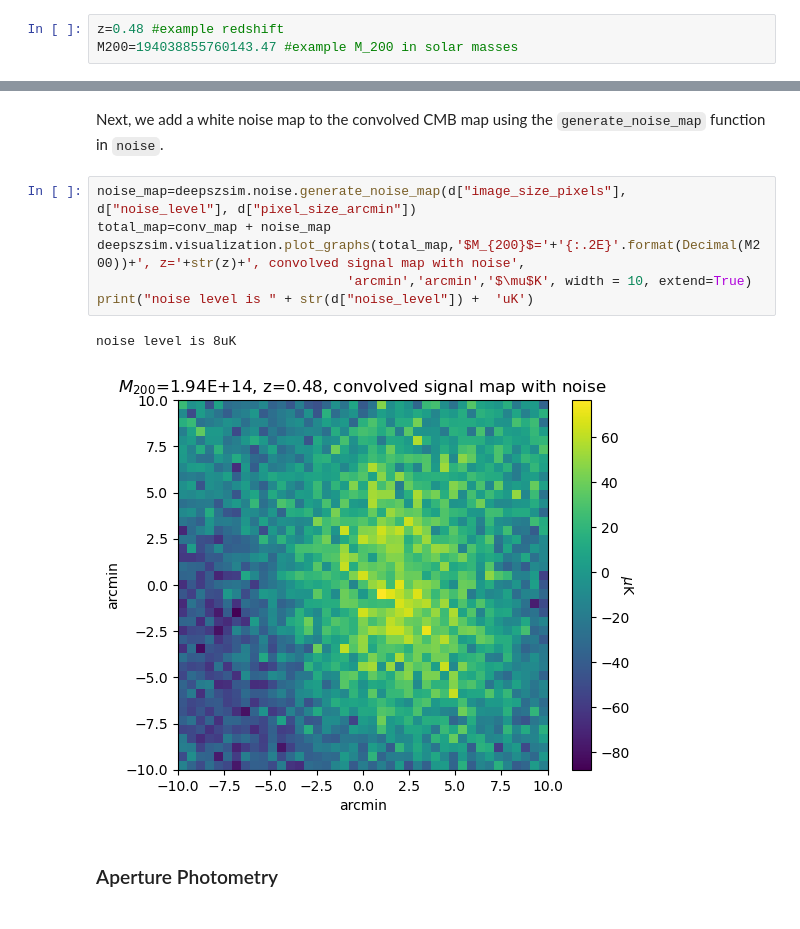
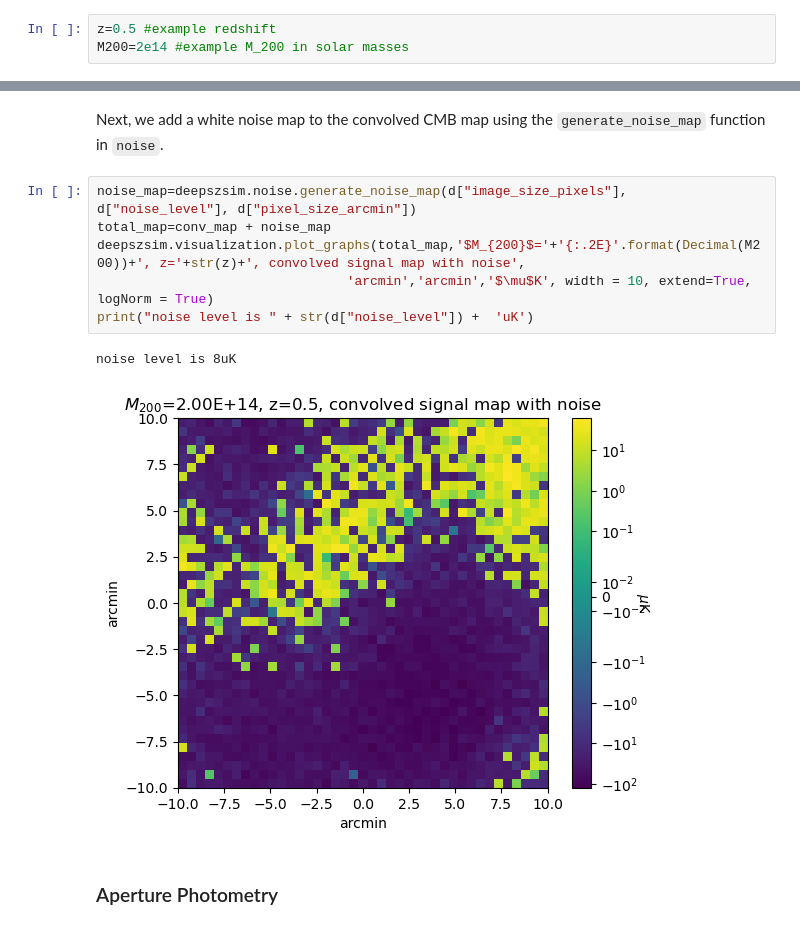
Before and after one commit to deepskies/DeepSZSim, a Jupyter notebook: notebooks/demo_full_pipeline.ipynb, the cells around one changed output, grey strips where cells are left out. Saved outputs shown, nothing was run; the diff lists cells and outputs as text.

Commit message:
updated notebooks and comments in visualization.py

```diff
--- a/notebooks/demo_full_pipeline.ipynb
+++ b/notebooks/demo_full_pipeline.ipynb
@@ -75,8 +69,8 @@ The following values are examples for the purpose of the tutorial. We create a r
 r=np.linspace(0.01, 10, 1000) #arcmin
 r=deepszsim.utils.arcmin_to_Mpc(r,d["pixel_size_arcmin"],d["cosmo"])
 # %%
-z=0.48 #example redshift
-M200=194038855760143.47 #example M_200 in solar masses
+z=0.5 #example redshift
+M200=2e14 #example M_200 in solar masses
 # %%
 (M200,R200,_,c200)=deepszsim.make_sz_cluster.get_r200_angsize_and_c200(M200, z, load_vars_dict=d) #Use M200 to get R200 and concentration from Colossus
 # %% [markdown]
@@ -239,12 +210,12 @@ Next, we add a white noise map to the convolved CMB map using the `generate_nois
 # %%
 noise_map=deepszsim.noise.generate_noise_map(d["image_size_pixels"], d["noise_level"], d["pixel_size_arcmin"])
 total_map=conv_map + noise_map
 deepszsim.visualization.plot_graphs(total_map,'$M_{200}$='+'{:.2E}'.format(Decimal(M200))+', z='+str(z)+', convolved signal map with noise',
-                                'arcmin','arcmin','$\mu$K', width = 10, extend=True)
+                                'arcmin','arcmin','$\mu$K', width = 10, extend=True, logNorm = True)
 print("noise level is " + str(d["noise_level"]) +  'uK')
 # %% [output]
 noise level is 8uK
-[figure, old version]
+[figure, new version]
 # %% [markdown]
 ### Aperture Photometry
 # %% [markdown]
```
Also changed, not shown: parts of 16 cells of this notebook, 3 other files.
